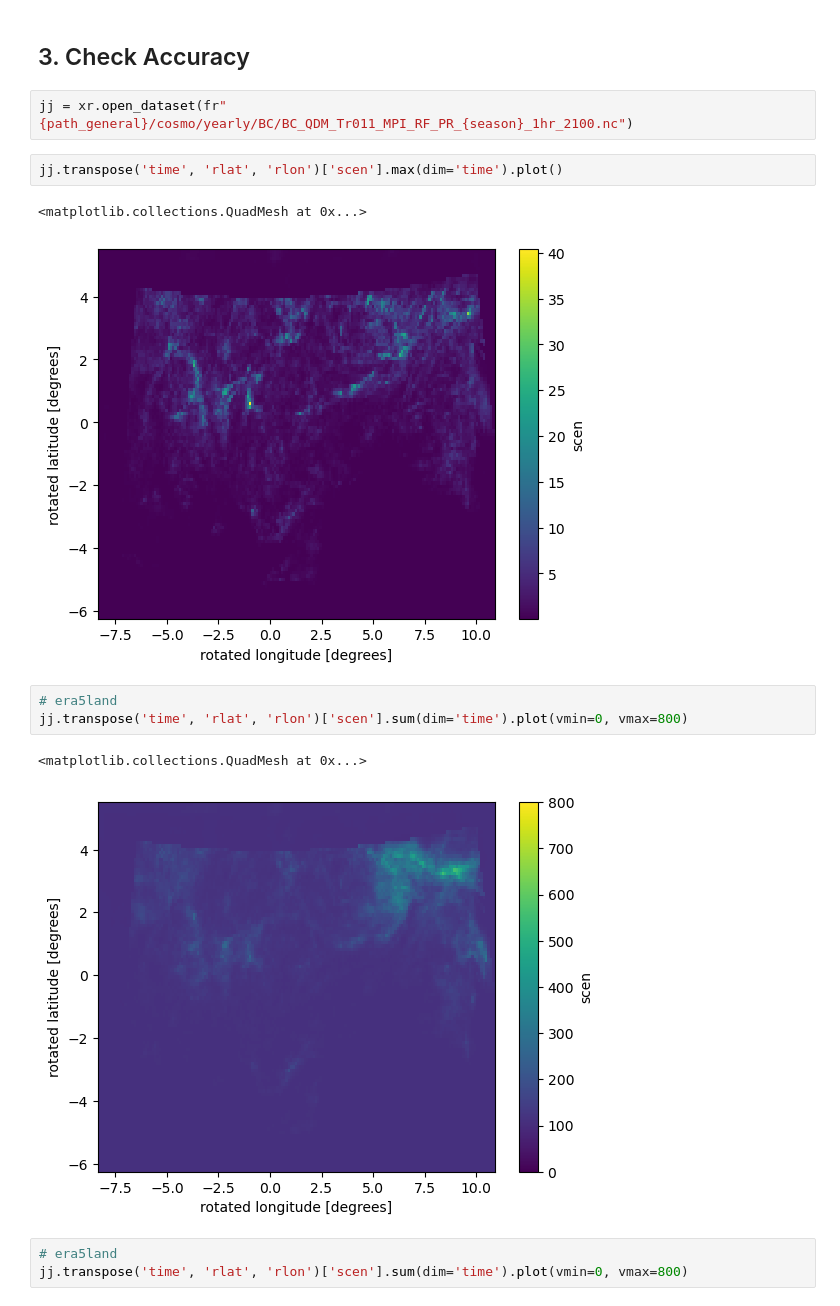
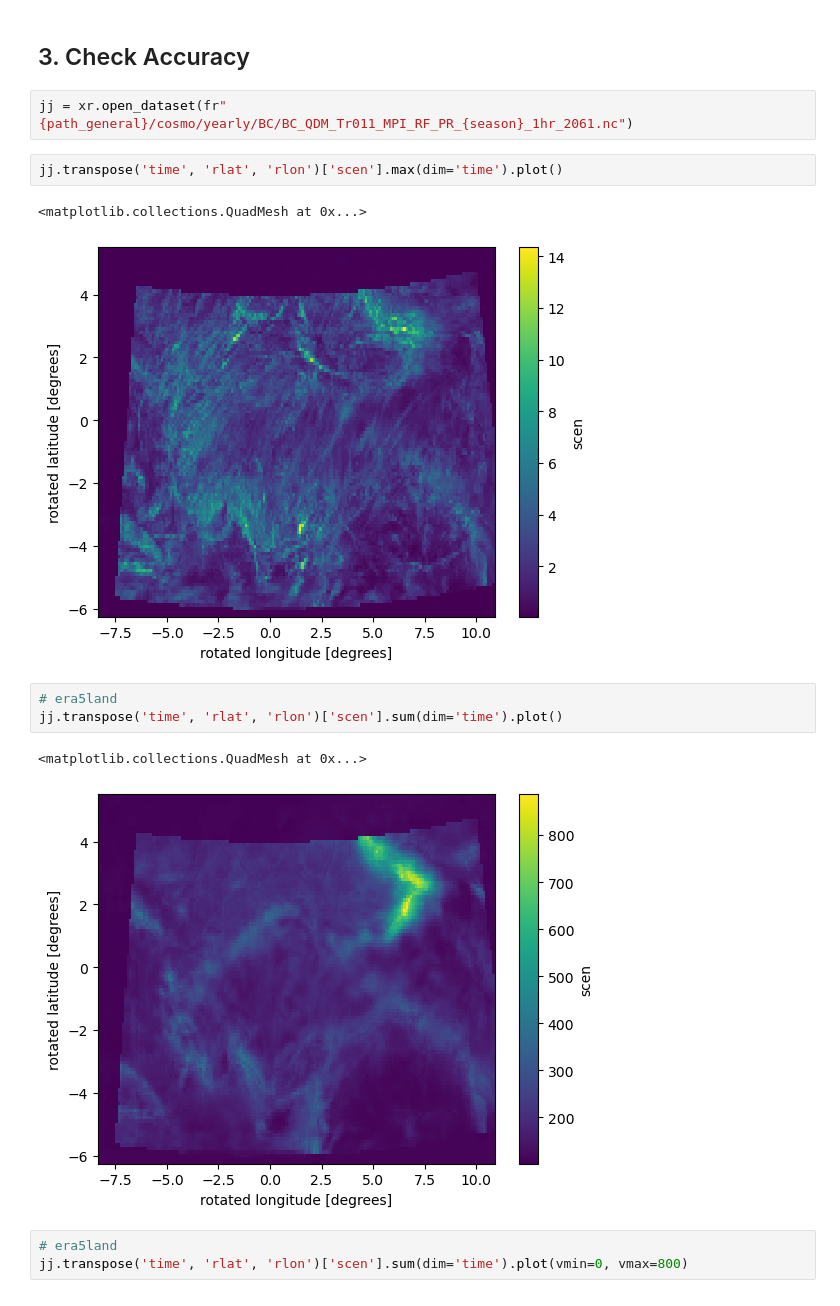
Before and after one commit to donmezkutay/msc-thesis-codes, a Jupyter notebook: bias_correction2_adjust_model.ipynb, the cells around one changed output. Cells and saved outputs as stored; diff of their text form.

```diff
--- a/bias_correction2_adjust_model.ipynb
+++ b/bias_correction2_adjust_model.ipynb
@@ -241,18 +241,18 @@ dt_model['TOT_PREC'].sum(dim='time').plot()
 # %% [markdown]
 ## 3. Check Accuracy
 # %%
-jj = xr.open_dataset(fr"{path_general}/cosmo/yearly/BC/BC_QDM_Tr011_MPI_RF_PR_{season}_1hr_2100.nc")
+jj = xr.open_dataset(fr"{path_general}/cosmo/yearly/BC/BC_QDM_Tr011_MPI_RF_PR_{season}_1hr_2061.nc")
 # %%
 jj.transpose('time', 'rlat', 'rlon')['scen'].max(dim='time').plot()
 # %% [output]
 <matplotlib.collections.QuadMesh at 0x...>
-[figure, old version]
+[figure, new version]
 # %%
 # era5land
-jj.transpose('time', 'rlat', 'rlon')['scen'].sum(dim='time').plot(vmin=0, vmax=800)
+jj.transpose('time', 'rlat', 'rlon')['scen'].sum(dim='time').plot()
 # %% [output]
 <matplotlib.collections.QuadMesh at 0x...>
-[figure, old version]
+[figure, new version]
 # %%
 # era5land
 jj.transpose('time', 'rlat', 'rlon')['scen'].sum(dim='time').plot(vmin=0, vmax=800)
```
Also changed, not shown: parts of 5 cells of this notebook, 6 other files.
